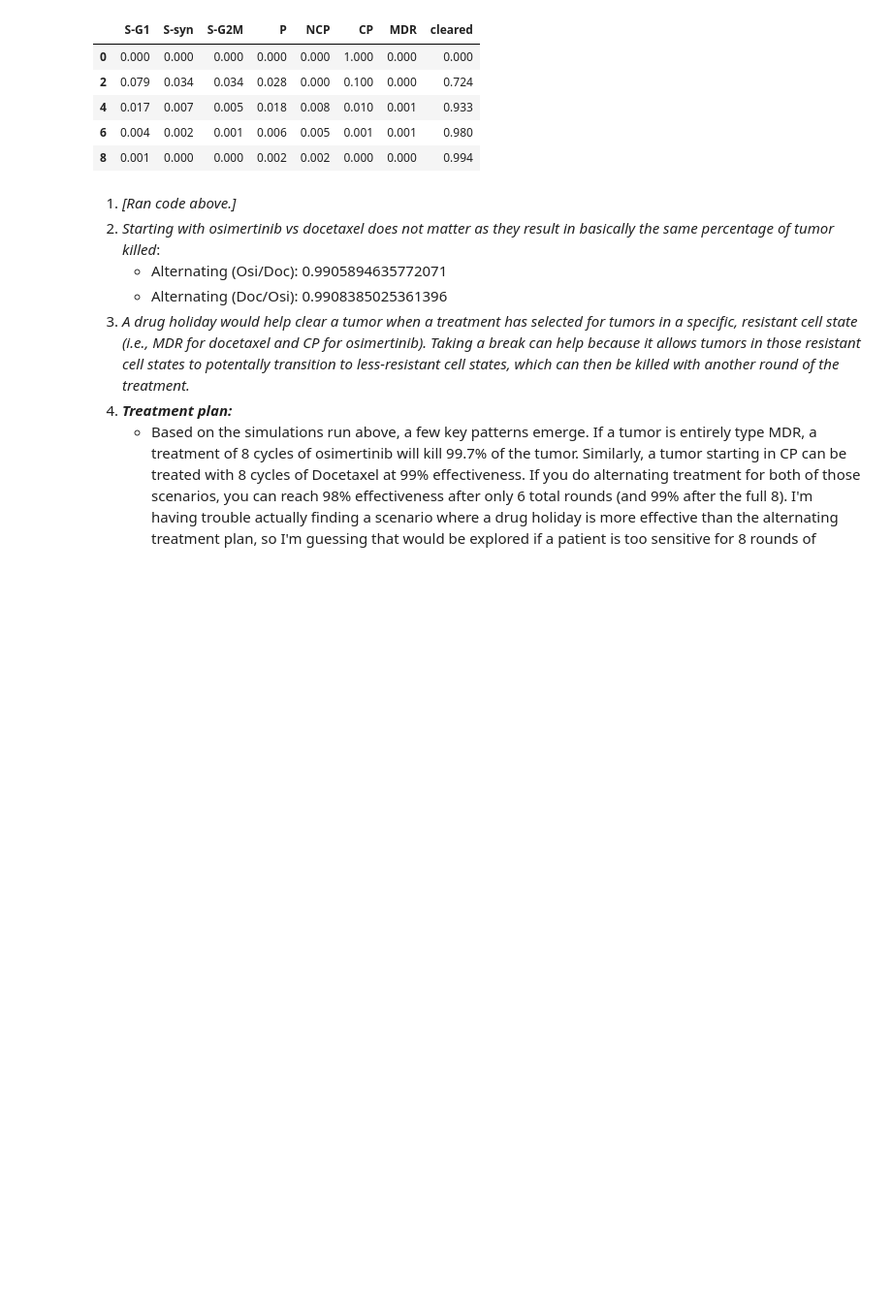
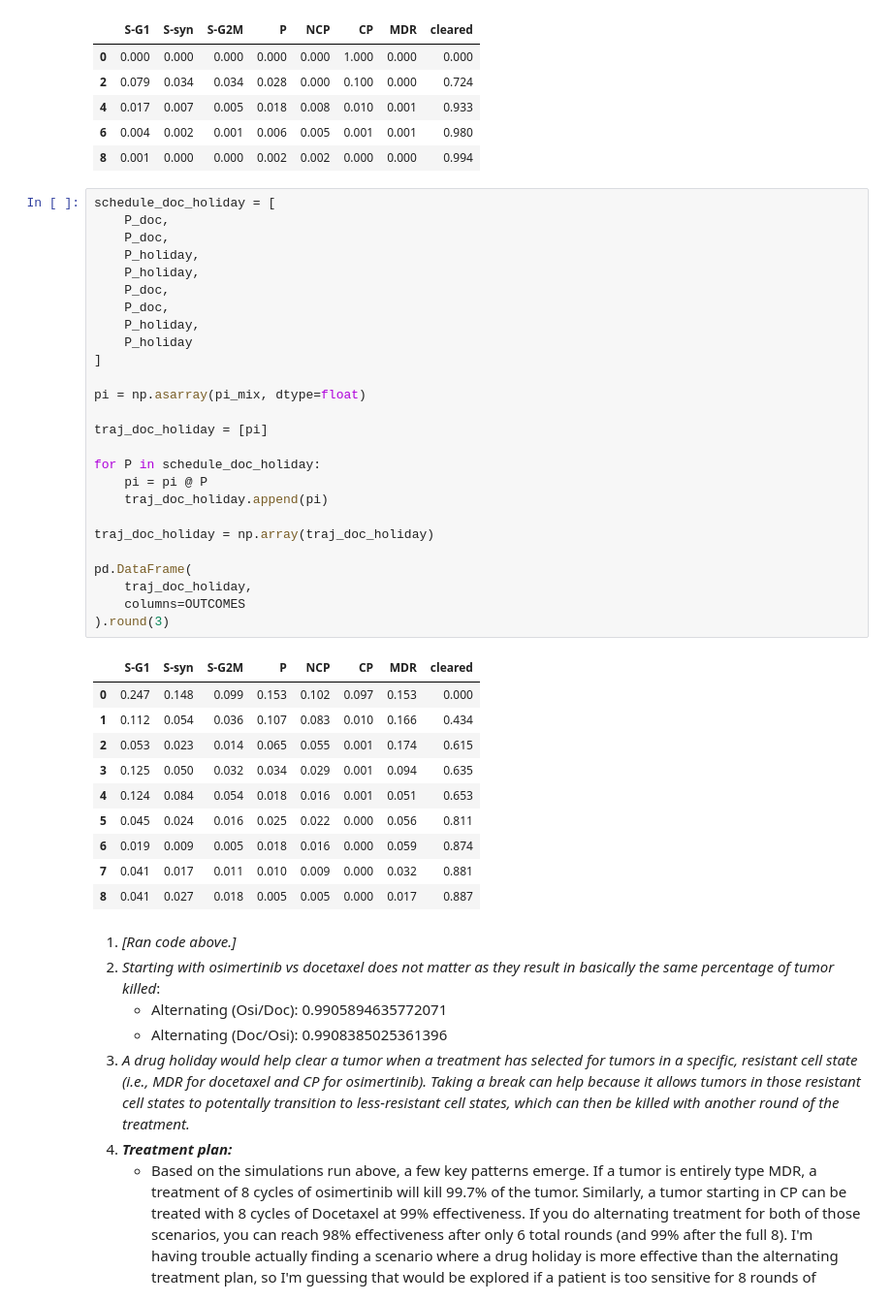
Before and after one commit to ae-phillips/uu_markov, a Jupyter notebook: lab_2/Lab09_markov_chain_cells.ipynb, the cells around one changed output. Shown at 97% size. Drawn from its saved outputs; the diff is of its cells as text; blank space fills up the shorter version.

```diff
--- a/lab_2/Lab09_markov_chain_cells.ipynb
+++ b/lab_2/Lab09_markov_chain_cells.ipynb
@@ -740,6 +740,43 @@ pd.DataFrame(
 | 4 | 0.017 | 0.007 | 0.005 | 0.018 | 0.008 | 0.010 | 0.001 | 0.933 |
 | 6 | 0.004 | 0.002 | 0.001 | 0.006 | 0.005 | 0.001 | 0.001 | 0.980 |
 | 8 | 0.001 | 0.000 | 0.000 | 0.002 | 0.002 | 0.000 | 0.000 | 0.994 |
+# %%
+schedule_doc_holiday = [
+    P_doc,
+    P_doc,
+    P_holiday,
+    P_holiday,
+    P_doc,
+    P_doc,
+    P_holiday,
+    P_holiday
+]
+
+pi = np.asarray(pi_mix, dtype=float)
+
+traj_doc_holiday = [pi]
+
+for P in schedule_doc_holiday:
+    pi = pi @ P
+    traj_doc_holiday.append(pi)
+
+traj_doc_holiday = np.array(traj_doc_holiday)
+
+pd.DataFrame(
+    traj_doc_holiday,
+    columns=OUTCOMES
+).round(3)
+# %% [output]
+|  | S-G1 | S-syn | S-G2M | P | NCP | CP | MDR | cleared |
+| 0 | 0.247 | 0.148 | 0.099 | 0.153 | 0.102 | 0.097 | 0.153 | 0.000 |
+| 1 | 0.112 | 0.054 | 0.036 | 0.107 | 0.083 | 0.010 | 0.166 | 0.434 |
+| 2 | 0.053 | 0.023 | 0.014 | 0.065 | 0.055 | 0.001 | 0.174 | 0.615 |
+| 3 | 0.125 | 0.050 | 0.032 | 0.034 | 0.029 | 0.001 | 0.094 | 0.635 |
+| 4 | 0.124 | 0.084 | 0.054 | 0.018 | 0.016 | 0.001 | 0.051 | 0.653 |
+| 5 | 0.045 | 0.024 | 0.016 | 0.025 | 0.022 | 0.000 | 0.056 | 0.811 |
+| 6 | 0.019 | 0.009 | 0.005 | 0.018 | 0.016 | 0.000 | 0.059 | 0.874 |
+| 7 | 0.041 | 0.017 | 0.011 | 0.010 | 0.009 | 0.000 | 0.032 | 0.881 |
+| 8 | 0.041 | 0.027 | 0.018 | 0.005 | 0.005 | 0.000 | 0.017 | 0.887 |
 # %% [markdown]
 1. *[Ran code above.]*
 2. *Starting with osimertinib vs docetaxel does not matter as they result in basically the same percentage of tumor killed*:
```
Also changed, not shown: parts of 7 cells of this notebook.
